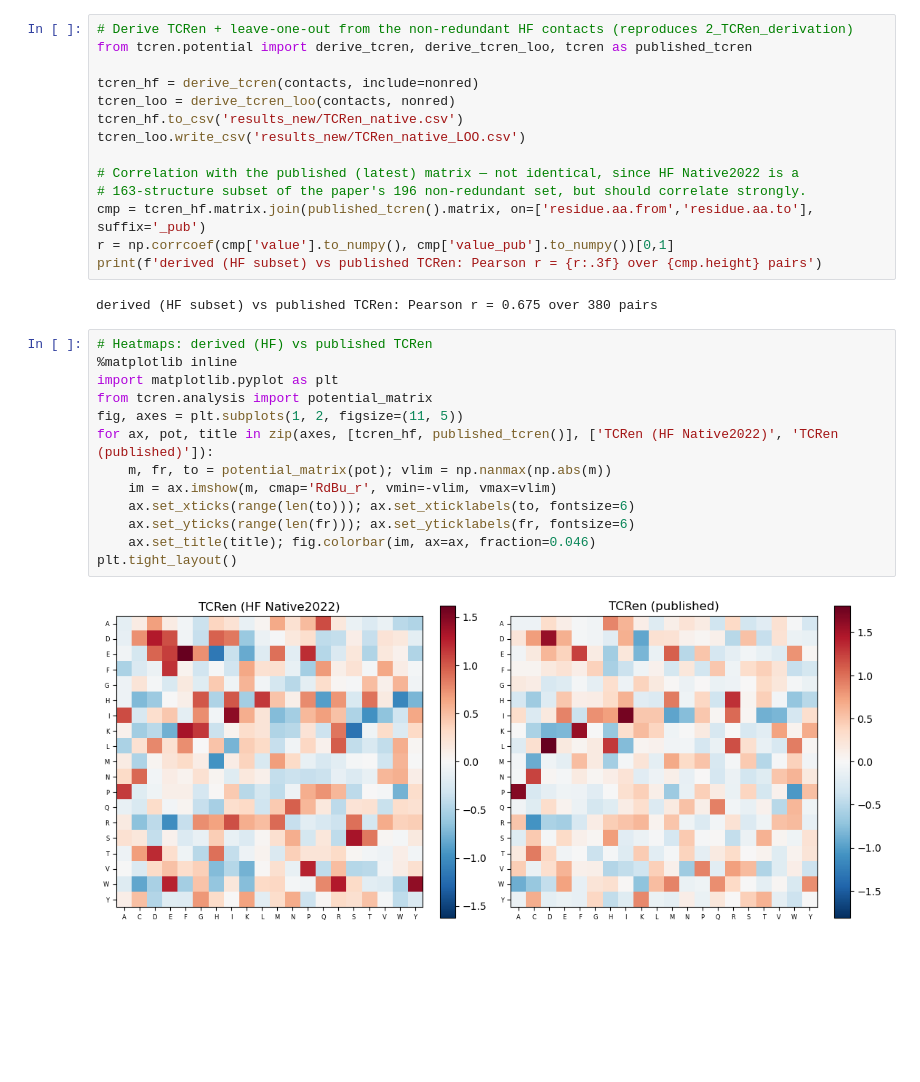
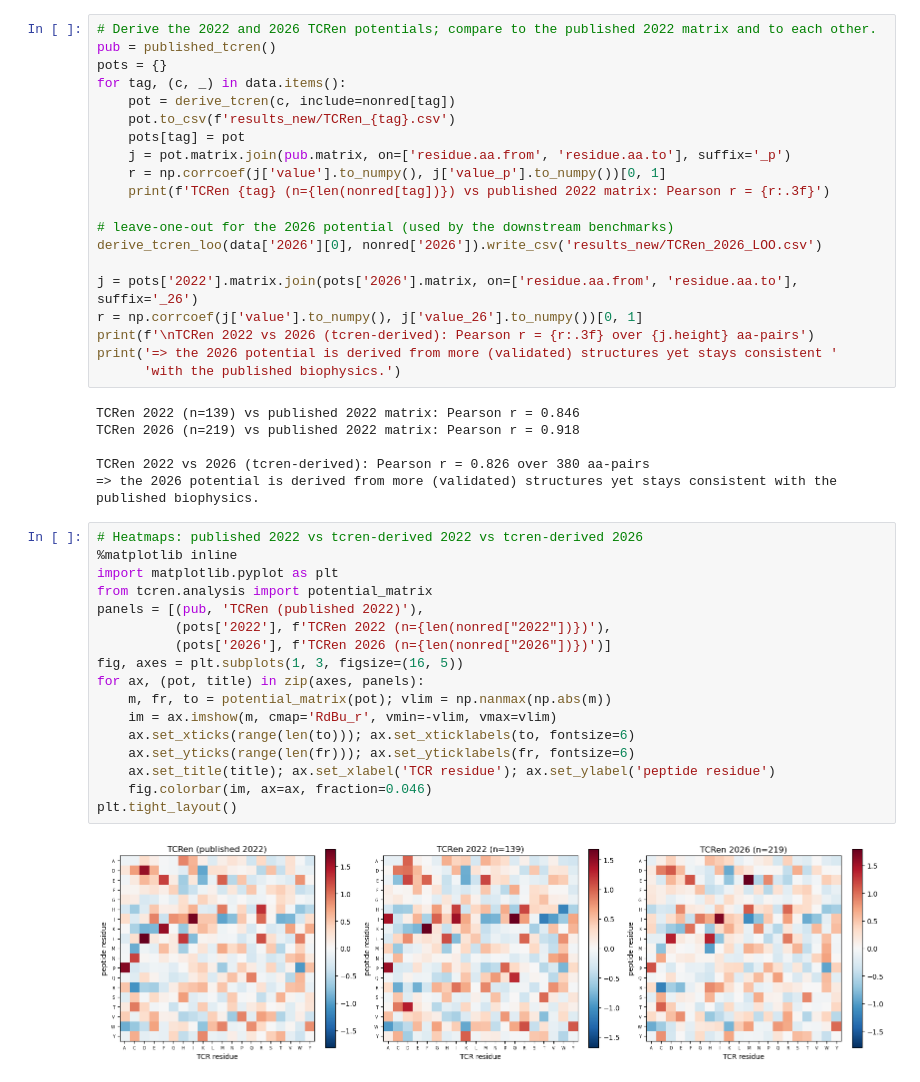
Before and after one commit to antigenomics/tcren, a Jupyter notebook: notebooks/natcompsci2022/01_nonred_and_derivation.ipynb, the cells around one changed output. Saved outputs shown, nothing was run; the diff lists cells and outputs as text; blank space fills up the shorter version.

```diff
--- a/notebooks/natcompsci2022/01_nonred_and_derivation.ipynb
+++ b/notebooks/natcompsci2022/01_nonred_and_derivation.ipynb
@@ -102,31 +98,45 @@ print(f'{n} structures -> {len(set(clusters))} clusters (h=6) -> {len(nonred)} n
 # %%
-# Derive TCRen + leave-one-out from the non-redundant HF contacts (reproduces 2_TCRen_derivation)
-from tcren.potential import derive_tcren, derive_tcren_loo, tcren as published_tcren
+# Derive the 2022 and 2026 TCRen potentials; compare to the published 2022 matrix and to each other.
+pub = published_tcren()
+pots = {}
+for tag, (c, _) in data.items():
+    pot = derive_tcren(c, include=nonred[tag])
+    pot.to_csv(f'results_new/TCRen_{tag}.csv')
+    pots[tag] = pot
+    j = pot.matrix.join(pub.matrix, on=['residue.aa.from', 'residue.aa.to'], suffix='_p')
+    r = np.corrcoef(j['value'].to_numpy(), j['value_p'].to_numpy())[0, 1]
+    print(f'TCRen {tag} (n={len(nonred[tag])}) vs published 2022 matrix: Pearson r = {r:.3f}')
 
-tcren_hf = derive_tcren(contacts, include=nonred)
-tcren_loo = derive_tcren_loo(contacts, nonred)
-tcren_hf.to_csv('results_new/TCRen_native.csv')
-tcren_loo.write_csv('results_new/TCRen_native_LOO.csv')
+# leave-one-out for the 2026 potential (used by the downstream benchmarks)
+derive_tcren_loo(data['2026'][0], nonred['2026']).write_csv('results_new/TCRen_2026_LOO.csv')
 
-# Correlation with the published (latest) matrix — not identical, since HF Native2022 is a
-# 163-structure subset of the paper's 196 non-redundant set, but should correlate strongly.
-cmp = tcren_hf.matrix.join(published_tcren().matrix, on=['residue.aa.from','residue.aa.to'], suffix='_pub')
-r = np.corrcoef(cmp['value'].to_numpy(), cmp['value_pub'].to_numpy())[0,1]
-print(f'derived (HF subset) vs published TCRen: Pearson r = {r:.3f} over {cmp.height} pairs')
+j = pots['2022'].matrix.join(pots['2026'].matrix, on=['residue.aa.from', 'residue.aa.to'], suffix='_26')
+r = np.corrcoef(j['value'].to_numpy(), j['value_26'].to_numpy())[0, 1]
+print(f'\nTCRen 2022 vs 2026 (tcren-derived): Pearson r = {r:.3f} over {j.height} aa-pairs')
+print('=> the 2026 potential is derived from more (validated) structures yet stays consistent '
+      'with the published biophysics.')
 # %% [output]
-derived (HF subset) vs published TCRen: Pearson r = 0.675 over 380 pairs
+TCRen 2022 (n=139) vs published 2022 matrix: Pearson r = 0.846
+TCRen 2026 (n=219) vs published 2022 matrix: Pearson r = 0.918
+
+TCRen 2022 vs 2026 (tcren-derived): Pearson r = 0.826 over 380 aa-pairs
+=> the 2026 potential is derived from more (validated) structures yet stays consistent with the published biophysics.
 # %%
-# Heatmaps: derived (HF) vs published TCRen
+# Heatmaps: published 2022 vs tcren-derived 2022 vs tcren-derived 2026
 %matplotlib inline
 import matplotlib.pyplot as plt
 from tcren.analysis import potential_matrix
-fig, axes = plt.subplots(1, 2, figsize=(11, 5))
-for ax, pot, title in zip(axes, [tcren_hf, published_tcren()], ['TCRen (HF Native2022)', 'TCRen (published)']):
+panels = [(pub, 'TCRen (published 2022)'),
+          (pots['2022'], f'TCRen 2022 (n={len(nonred["2022"])})'),
+          (pots['2026'], f'TCRen 2026 (n={len(nonred["2026"])})')]
+fig, axes = plt.subplots(1, 3, figsize=(16, 5))
+for ax, (pot, title) in zip(axes, panels):
     m, fr, to = potential_matrix(pot); vlim = np.nanmax(np.abs(m))
     im = ax.imshow(m, cmap='RdBu_r', vmin=-vlim, vmax=vlim)
     ax.set_xticks(range(len(to))); ax.set_xticklabels(to, fontsize=6)
     ax.set_yticks(range(len(fr))); ax.set_yticklabels(fr, fontsize=6)
-    ax.set_title(title); fig.colorbar(im, ax=ax, fraction=0.046)
+    ax.set_title(title); ax.set_xlabel('TCR residue'); ax.set_ylabel('peptide residue')
+    fig.colorbar(im, ax=ax, fraction=0.046)
 plt.tight_layout()
 # %% [output]
-[figure, old version]
+[figure, new version]
```
Also changed, not shown: parts of 5 cells of this notebook, 12 other files.
